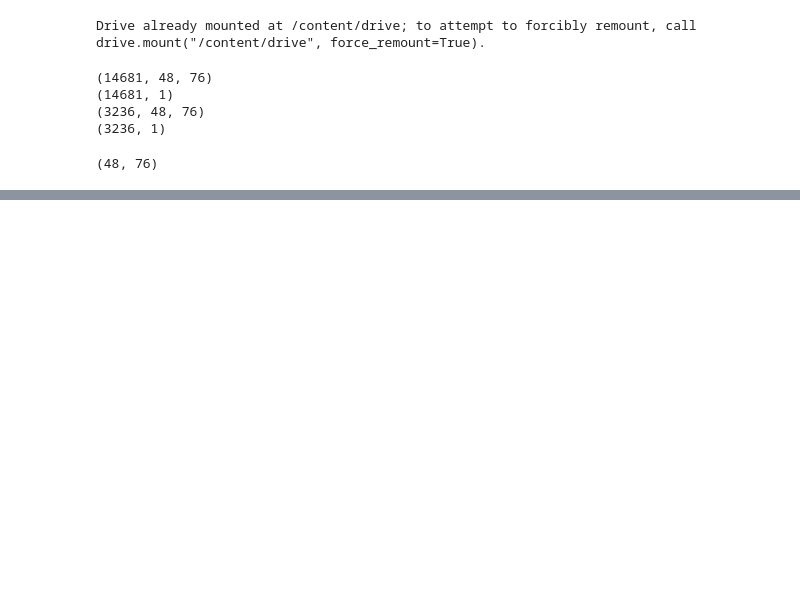
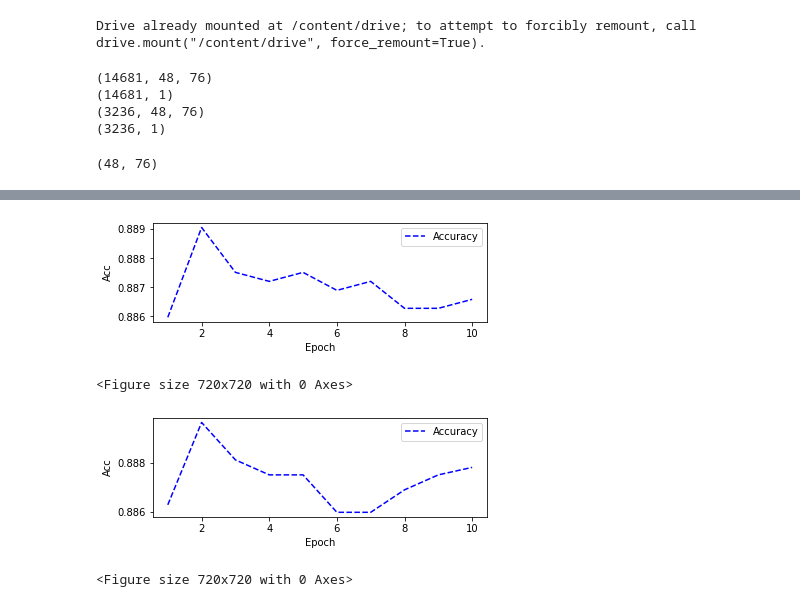
Before and after one commit to busekabakoglu/FLhierarchicalIDA, a Jupyter notebook: MIMIC_III_IDA_Hiyerarşik_deneme.ipynb, the cells around one changed output, grey strips where cells are left out. Drawn from its saved outputs; the diff is of its cells as text; code cells hidden in the pictures; blank space fills up the shorter version.

```diff
--- a/MIMIC_III_IDA_Hiyerarşik_deneme.ipynb
+++ b/MIMIC_III_IDA_Hiyerarşik_deneme.ipynb
@@ -312,9 +313,8 @@ def visualize_metrics(metrics, Loss=True):
   plt.show()
 
 def visualize_edge_metrics(server, Loss=False):
-  for edge_server in server.edge_servers:
-    print(edge_server.no)
-    visualize_metrics(edge_server.history, Loss=Loss)
+  for key in edge_server_metrics.keys():
+    visualize_metrics(edge_server_metrics[key], Loss=Loss)
 # %%
 class Client():
   def __init__(self, id, x, y):
@@ -550,3 +557,11 @@ KeyboardInterrupt: ignored
+# %%
+visualize_edge_metrics(1)
+# edge_server_metrics
+# %% [output]
+[figure, added]
+<Figure size 720x720 with 0 Axes>
+[figure, added]
+<Figure size 720x720 with 0 Axes>
 # %%
 
 print("TEST SET EVALUATION")
```
Also changed, not shown: parts of 6 cells of this notebook.
